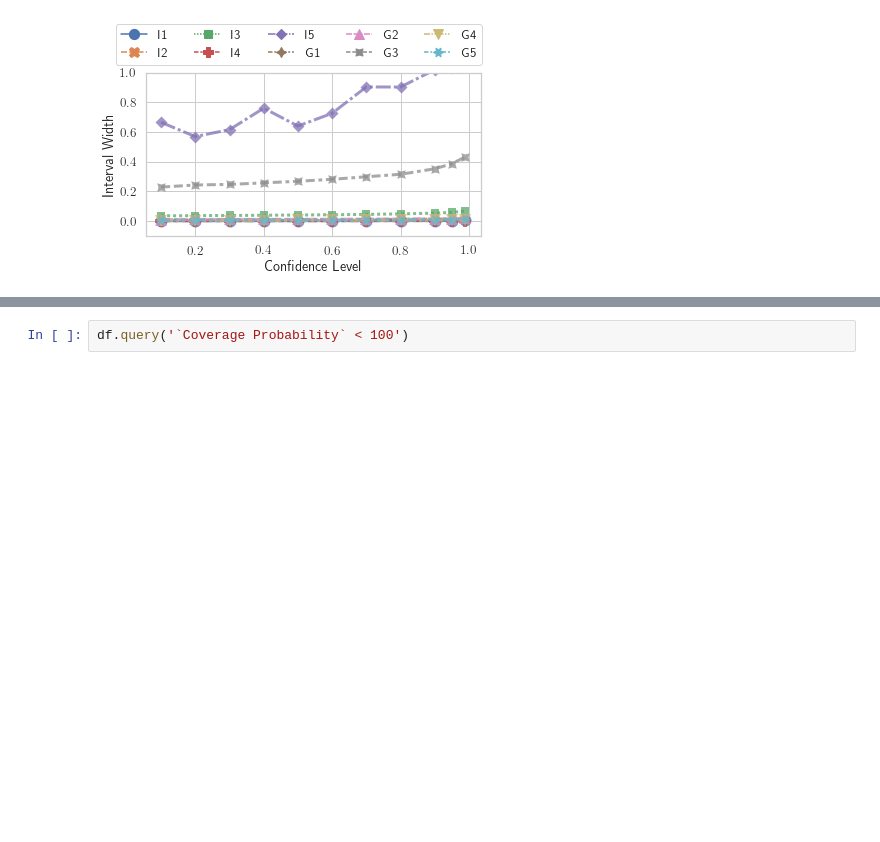
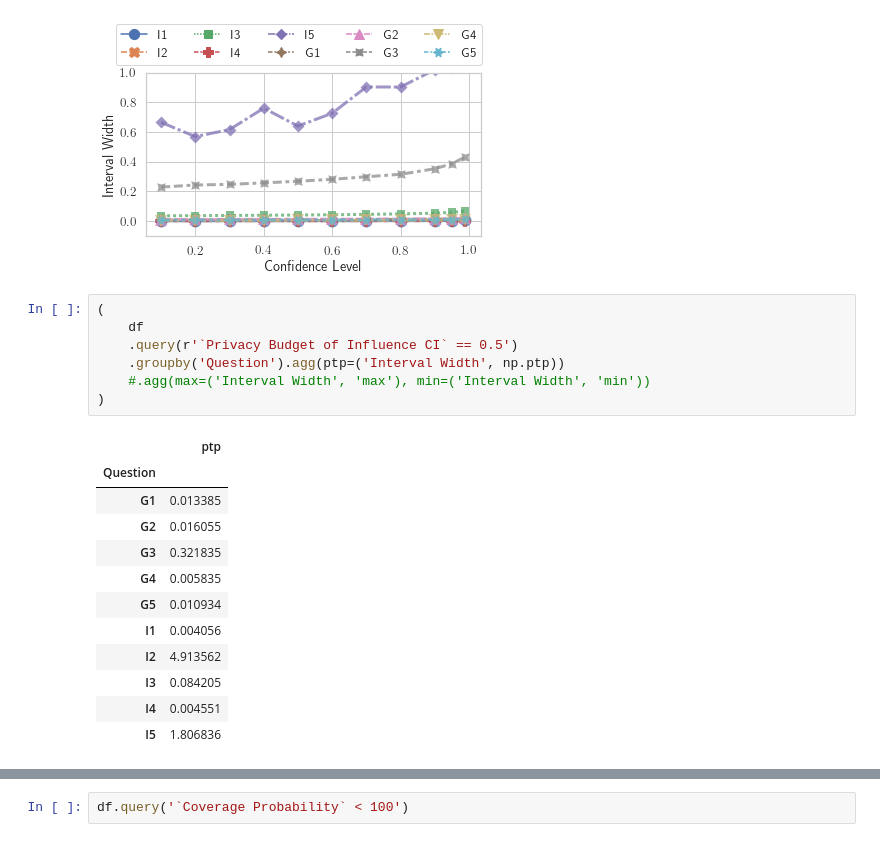
Before and after one commit to yuchaotao/Private-Explanation-System, a Jupyter notebook: experiment-2/finding/influ-ci.ipynb, the cells around one changed output, grey strips where cells are left out. Saved outputs shown, nothing was run; the diff lists cells and outputs as text; blank space fills up the shorter version.

```diff
--- a/experiment-2/finding/influ-ci.ipynb
+++ b/experiment-2/finding/influ-ci.ipynb
@@ -156,6 +156,26 @@ ax.set_ylim(-0.1, 1)
 fig.savefig(f'./plots/Influci-gamma.pdf', bbox_inches='tight')
 # %% [output]
 [figure]
+# %%
+(
+    df
+    .query(r'`Privacy Budget of Influence CI` == 0.5')
+    .groupby('Question').agg(ptp=('Interval Width', np.ptp))
+    #.agg(max=('Interval Width', 'max'), min=('Interval Width', 'min'))
+)
+# %% [output]
+|  | ptp |
+| Question |  |
+| G1 | 0.013385 |
+| G2 | 0.016055 |
+| G3 | 0.321835 |
+| G4 | 0.005835 |
+| G5 | 0.010934 |
+| I1 | 0.004056 |
+| I2 | 4.913562 |
+| I3 | 0.084205 |
+| I4 | 0.004551 |
+| I5 | 1.806836 |
 # %%
 fig, ax = plt.subplots(figsize=(4.5,2))
 sns.lineplot(data=df.query(r'`Privacy Budget of Influence CI` == 0.5'),
```
Also changed, not shown: parts of 5 cells of this notebook, 8 other files.
